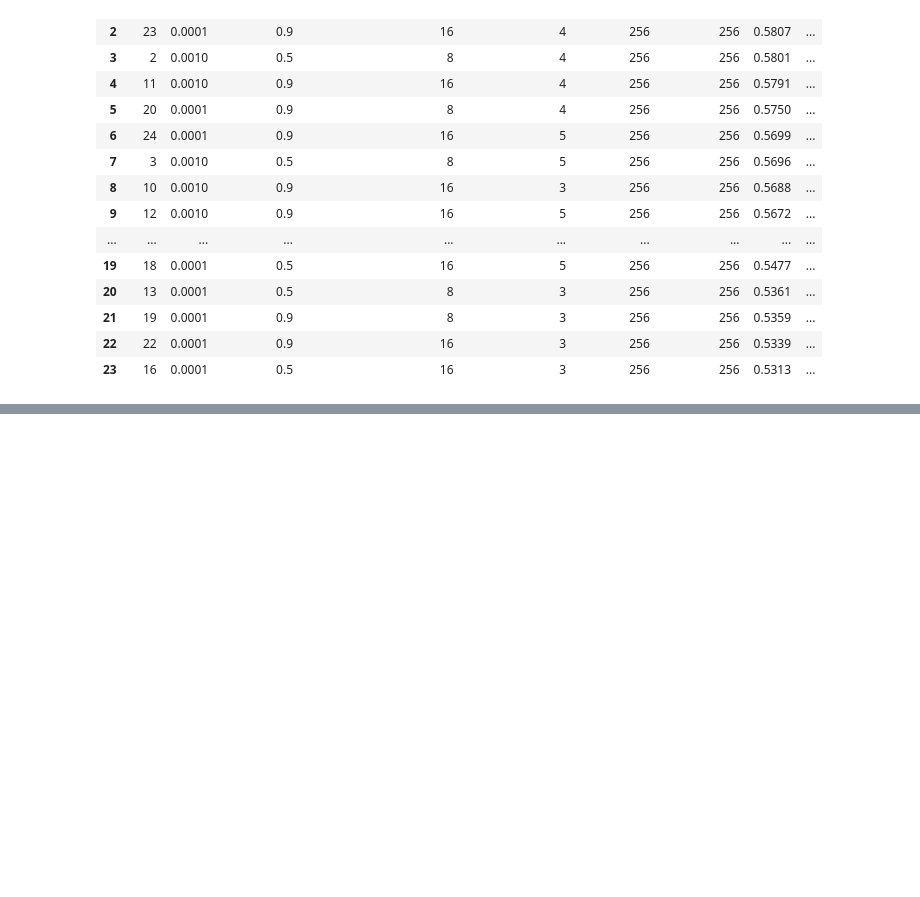
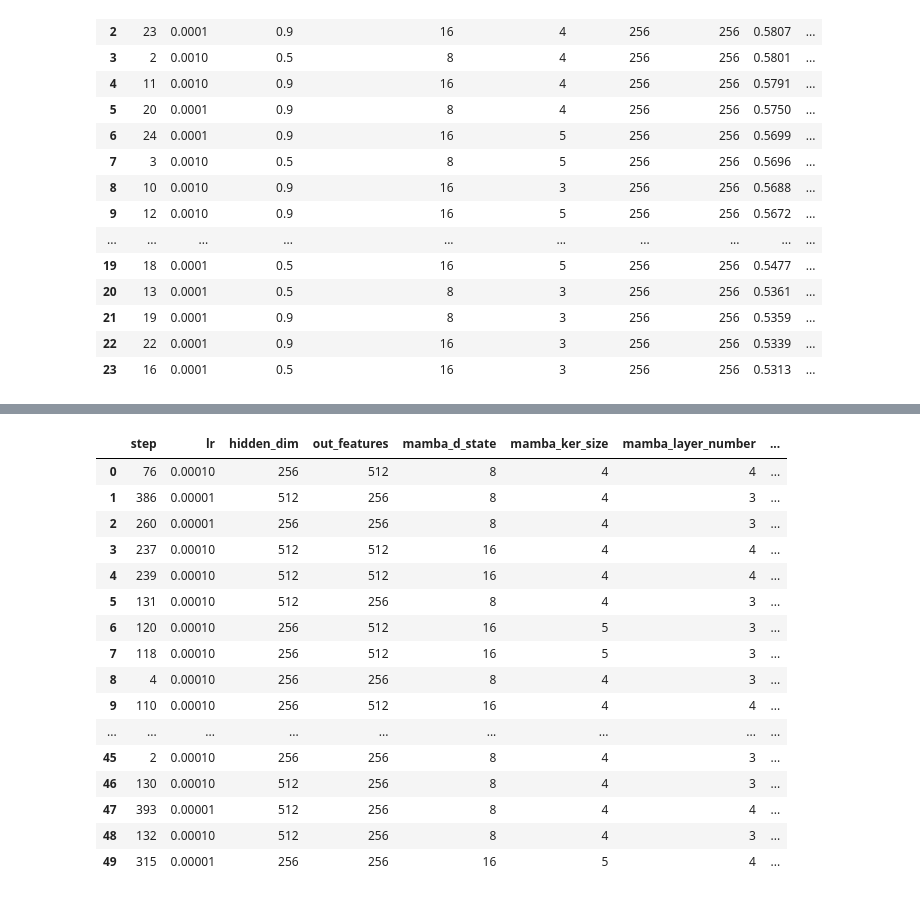
Before and after one commit to LEYA-HSE/BiBiER, a Jupyter notebook: analysis.ipynb, the cells around one changed output, grey strips where cells are left out. Cells and saved outputs as stored; diff of their text form; code cells hidden in the pictures; blank space fills up the shorter version.

```diff
--- a/analysis.ipynb
+++ b/analysis.ipynb
@@ -516,0 +595,26 @@ display(df.head(25))
+# %%
+df = parse_smart_log("C:/Users/Alexandr/Desktop/sampling/last/mambas.txt",50)
+
+from IPython.display import display
+pd.set_option("display.max_columns", None)
+pd.set_option("display.width", 160)
+
+display(df.head(50))
+# %% [output]
+|  | step | lr | hidden_dim | out_features | mamba_d_state | mamba_ker_size | mamba_layer_number | ... |
+| 0 | 76 | 0.00010 | 256 | 512 | 8 | 4 | 4 | ... |
+| 1 | 386 | 0.00001 | 512 | 256 | 8 | 4 | 3 | ... |
+| 2 | 260 | 0.00001 | 256 | 256 | 8 | 4 | 3 | ... |
+| 3 | 237 | 0.00010 | 512 | 512 | 16 | 4 | 4 | ... |
+| 4 | 239 | 0.00010 | 512 | 512 | 16 | 4 | 4 | ... |
+| 5 | 131 | 0.00010 | 512 | 256 | 8 | 4 | 3 | ... |
+| 6 | 120 | 0.00010 | 256 | 512 | 16 | 5 | 3 | ... |
+| 7 | 118 | 0.00010 | 256 | 512 | 16 | 5 | 3 | ... |
+| 8 | 4 | 0.00010 | 256 | 256 | 8 | 4 | 3 | ... |
+| 9 | 110 | 0.00010 | 256 | 512 | 16 | 4 | 4 | ... |
+| ... | ... | ... | ... | ... | ... | ... | ... | ... |
+| 45 | 2 | 0.00010 | 256 | 256 | 8 | 4 | 3 | ... |
+| 46 | 130 | 0.00010 | 512 | 256 | 8 | 4 | 3 | ... |
+| 47 | 393 | 0.00001 | 512 | 256 | 8 | 4 | 4 | ... |
+| 48 | 132 | 0.00010 | 512 | 256 | 8 | 4 | 3 | ... |
+| 49 | 315 | 0.00001 | 256 | 256 | 16 | 5 | 4 | ... |
```
Also changed, not shown: parts of 9 cells of this notebook, 10 other files.
